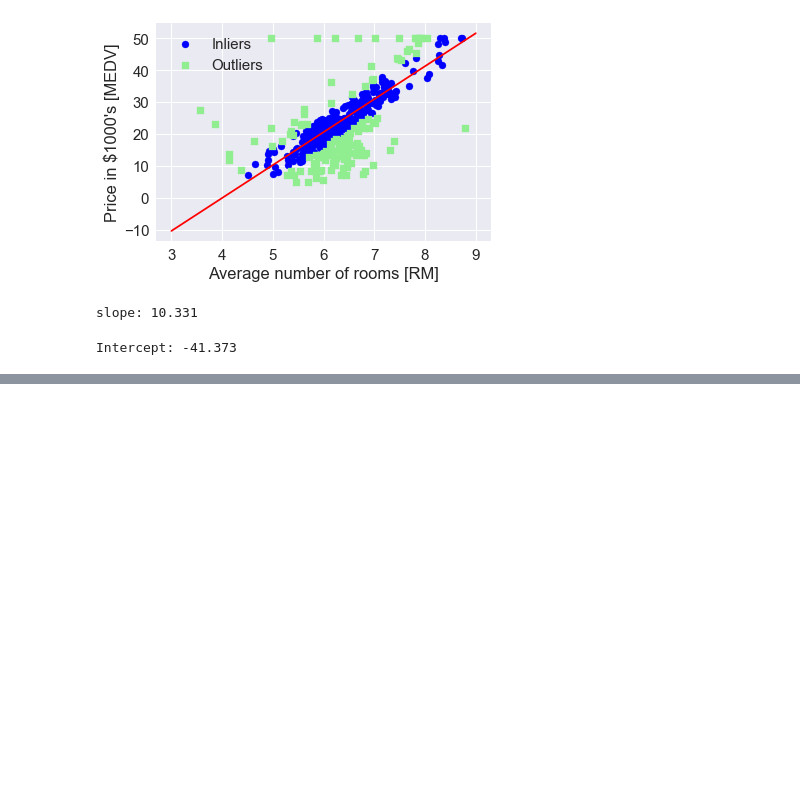
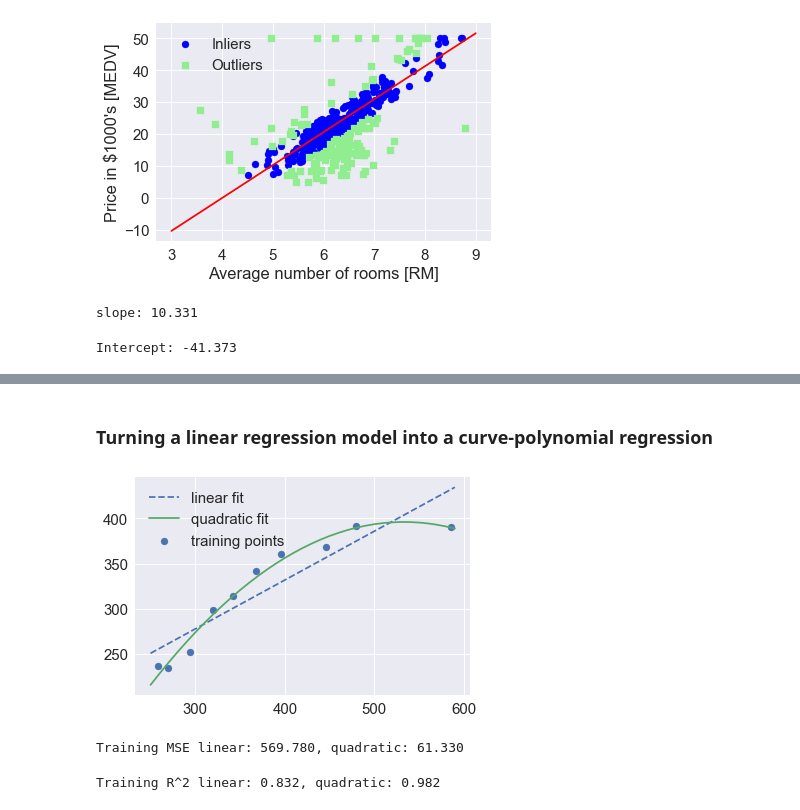
Before and after one commit to almoskowitz/Raschka_MLBook, a Jupyter notebook: Chapter 10 Linear Regression.ipynb, the cells around one changed output, grey strips where cells are left out. Saved outputs shown, nothing was run; the diff lists cells and outputs as text; code cells hidden in the pictures; blank space fills up the shorter version.

```diff
--- a/Chapter 10 Linear Regression.ipynb
+++ b/Chapter 10 Linear Regression.ipynb
@@ -169,0 +244,44 @@ Intercept: -41.373
+# %% [markdown]
+### Turning a linear regression model into a curve-polynomial regression
+# %%
+## Leverage the PolynomialFeatures transformer class in sk-learn
+
+from sklearn.preprocessing import PolynomialFeatures
+X = np.array([258.0, 270.0, 294.0, 320.0, 342.0, 368.0, 396.0, 446.0, 480.0,
+             586.0])[:, np.newaxis]
+
+y = np.array([236.4, 234.4, 252.8, 298.6, 314.2, 342.2,
+             360.8, 368.0, 391.2, 390.8])
+
+lr = LinearRegression()
+pr = LinearRegression()
+quadratic = PolynomialFeatures(degree=2)
+X_quad = quadratic.fit_transform(X)
+
+lr.fit(X, y)
+X_fit = np.arange(250, 600, 10)[:, np.newaxis]
+y_lin_fit = lr.predict(X_fit)
+# %%
+pr.fit(X_quad, y)
+y_quad_fit = pr.predict(quadratic.fit_transform(X_fit))
+
+plt.scatter(X, y, label = 'training points')
+plt.plot(X_fit, y_lin_fit, label = 'linear fit', linestyle = '--')
+plt.plot(X_fit, y_quad_fit, label = 'quadratic fit')
+plt.legend(loc = 'upper left')
+plt.show()
+# %% [output]
+[figure, added]
+# %%
+y_lin_pred = lr.predict(X)
+y_quad_pred = pr.predict(X_quad)
+print('Training MSE linear: %.3f, quadratic: %.3f' % (mean_squared_error(y, y_lin_pred),
+                                                     mean_squared_error(y, y_quad_pred)))
+# %% [output]
+Training MSE linear: 569.780, quadratic: 61.330
+# %%
+print('Training R^2 linear: %.3f, quadratic: %.3f' % (
+r2_score(y, y_lin_pred),
+r2_score(y, y_quad_pred)))
+# %% [output]
+Training R^2 linear: 0.832, quadratic: 0.982
```
Also changed, not shown: parts of 20 cells of this notebook.
